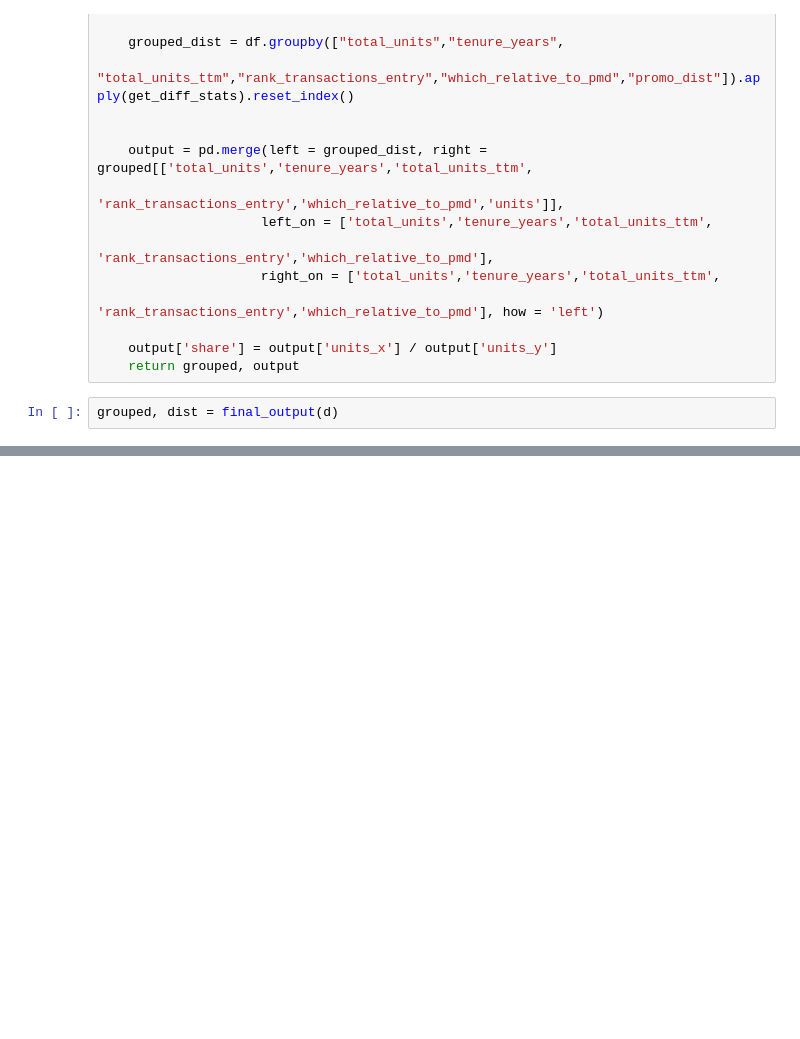
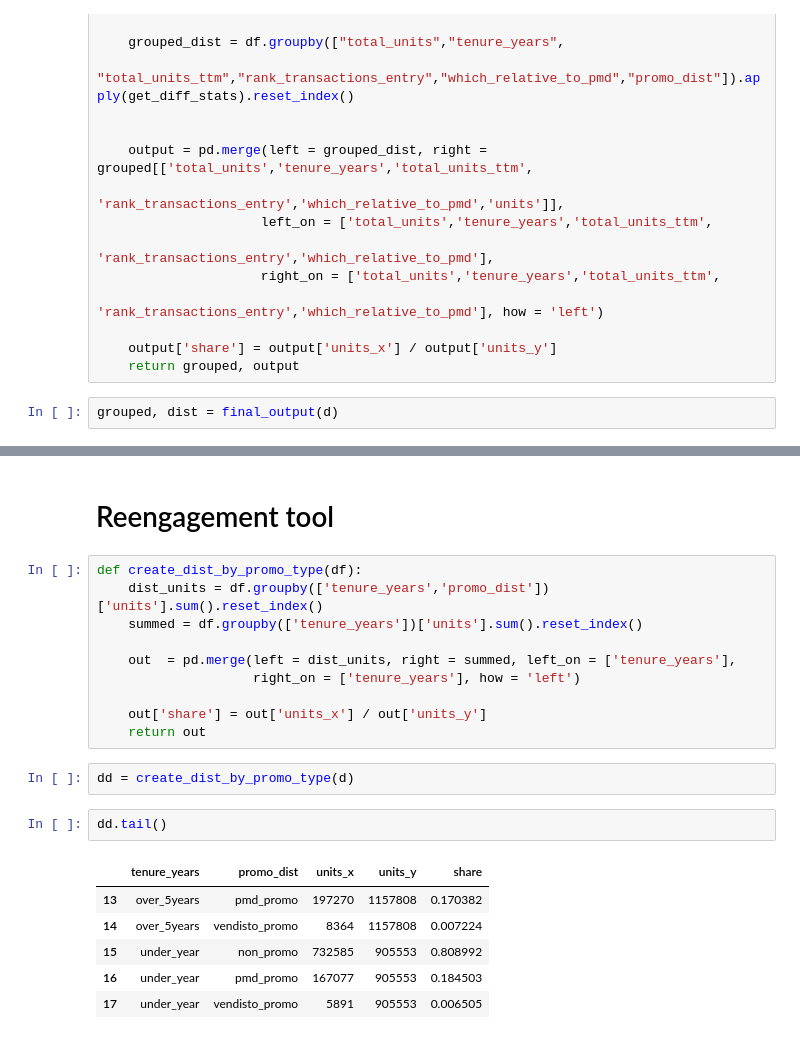
Before and after one commit to dfadeeff/AMZ_Projects, a Jupyter notebook: Granular PMD Analysis.ipynb, the cells around one changed output, grey strips where cells are left out. Cells and saved outputs as stored; diff of their text form; blank space fills up the shorter version.

```diff
--- a/Granular PMD Analysis.ipynb
+++ b/Granular PMD Analysis.ipynb
@@ -185,0 +228,23 @@ grouped, dist = final_output(d)
+# %% [markdown]
+# Reengagement tool
+# %%
+def create_dist_by_promo_type(df):
+    dist_units = df.groupby(['tenure_years','promo_dist'])['units'].sum().reset_index()
+    summed = df.groupby(['tenure_years'])['units'].sum().reset_index()
+
+    out  = pd.merge(left = dist_units, right = summed, left_on = ['tenure_years'],
+                    right_on = ['tenure_years'], how = 'left')
+
+    out['share'] = out['units_x'] / out['units_y']
+    return out
+# %%
+dd = create_dist_by_promo_type(d)
+# %%
+dd.tail()
+# %% [output]
+|  | tenure_years | promo_dist | units_x | units_y | share |
+| 13 | over_5years | pmd_promo | 197270 | 1157808 | 0.170382 |
+| 14 | over_5years | vendisto_promo | 8364 | 1157808 | 0.007224 |
+| 15 | under_year | non_promo | 732585 | 905553 | 0.808992 |
+| 16 | under_year | pmd_promo | 167077 | 905553 | 0.184503 |
+| 17 | under_year | vendisto_promo | 5891 | 905553 | 0.006505 |
```
Also changed, not shown: parts of 20 cells of this notebook.
